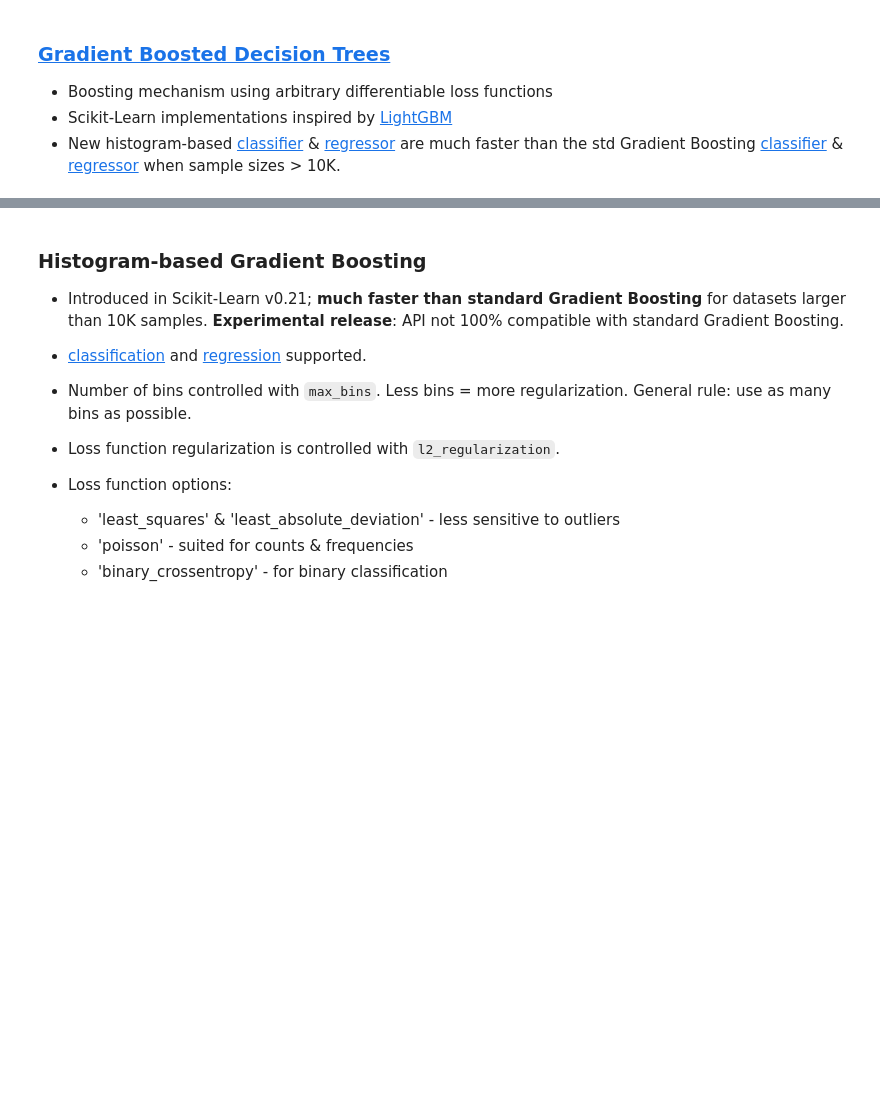
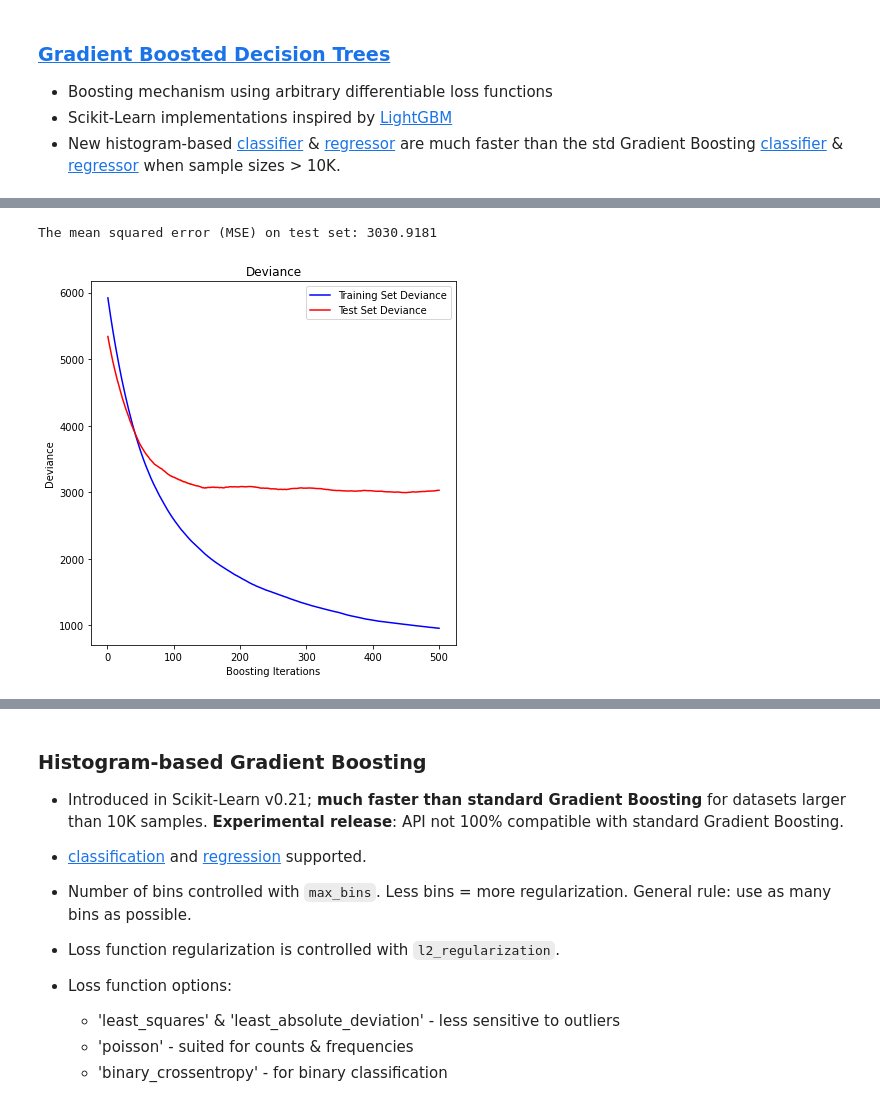
Before and after one commit to bjpcjp/scikit-learn, a Jupyter notebook: 11b_boosting.ipynb, the cells around one changed output, grey strips where cells are left out. Drawn from its saved outputs; the diff is of its cells as text; code cells hidden in the pictures; blank space fills up the shorter version.

Commit message:
finished gradient boosting notes - 11b

```diff
--- a/11b_boosting.ipynb
+++ b/11b_boosting.ipynb
@@ -314,0 +369,38 @@ plt.show()
+# %%
+diabetes = datasets.load_diabetes()
+X, y = diabetes.data, diabetes.target
+
+X_train, X_test, y_train, y_test = train_test_split(
+    X, y, test_size=0.1, random_state=13)
+
+params = {'n_estimators': 500,
+          'max_depth': 4,
+          'min_samples_split': 5,
+          'learning_rate': 0.01,
+          'loss': 'ls'}
+
+reg = ensemble.GradientBoostingRegressor(**params)
+reg.fit(X_train, y_train)
+
+mse = mean_squared_error(y_test, reg.predict(X_test))
+print("The mean squared error (MSE) on test set: {:.4f}".format(mse))
+# %% [output]
+The mean squared error (MSE) on test set: 3030.9181
+# %%
+test_score = np.zeros((params['n_estimators'],), dtype=np.float64)
+for i, y_pred in enumerate(reg.staged_predict(X_test)):
+    test_score[i] = reg.loss_(y_test, y_pred)
+
+fig = plt.figure(figsize=(6, 6))
+plt.subplot(1, 1, 1)
+plt.title('Deviance')
+plt.plot(np.arange(params['n_estimators']) + 1, reg.train_score_, 'b-',
+         label='Training Set Deviance')
+plt.plot(np.arange(params['n_estimators']) + 1, test_score, 'r-',
+         label='Test Set Deviance')
+plt.legend(loc='upper right')
+plt.xlabel('Boosting Iterations')
+plt.ylabel('Deviance')
+fig.tight_layout()
+# %% [output]
+[figure, added]
```
Also changed, not shown: parts of 16 cells of this notebook, 1 other file.
